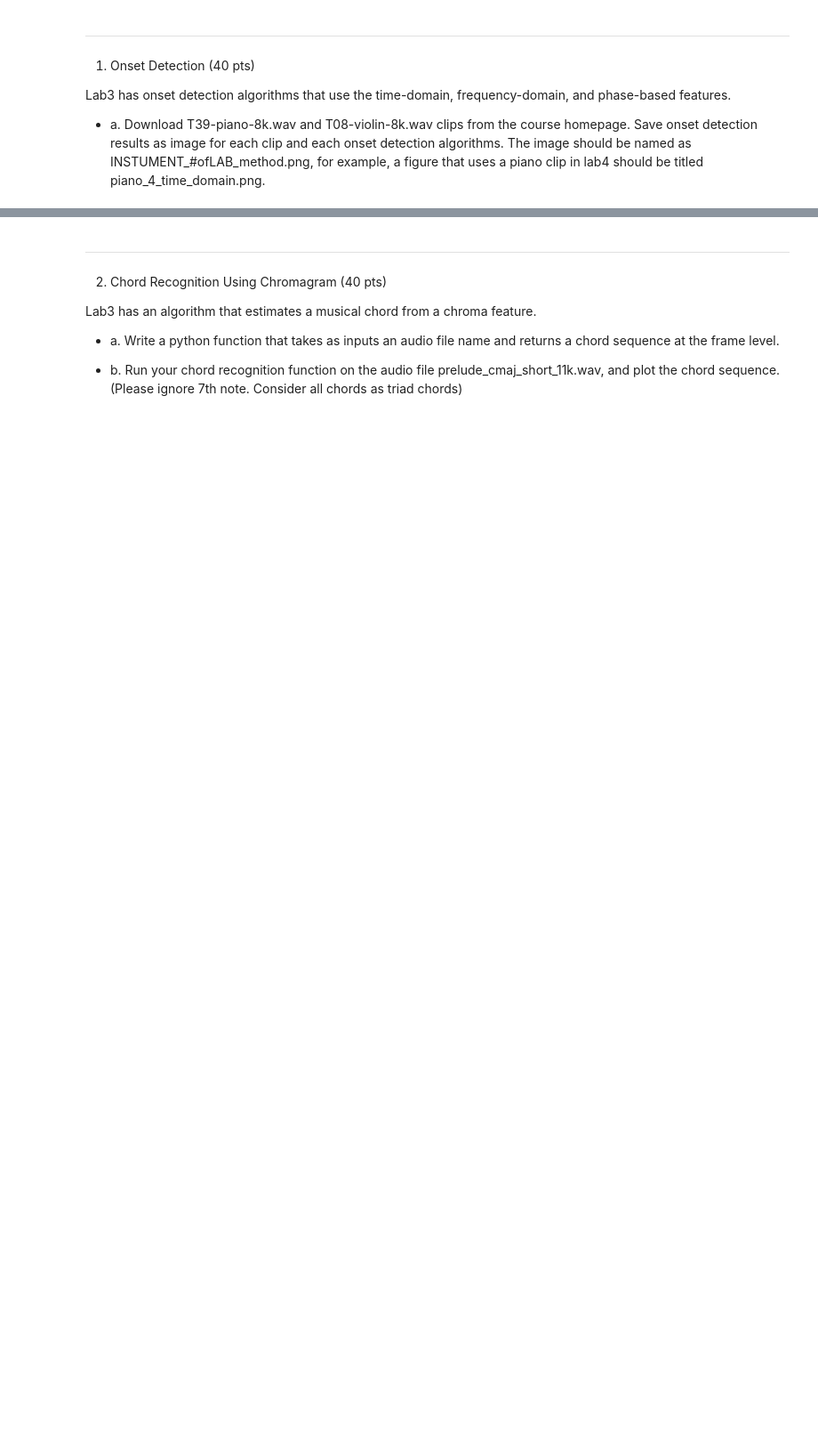
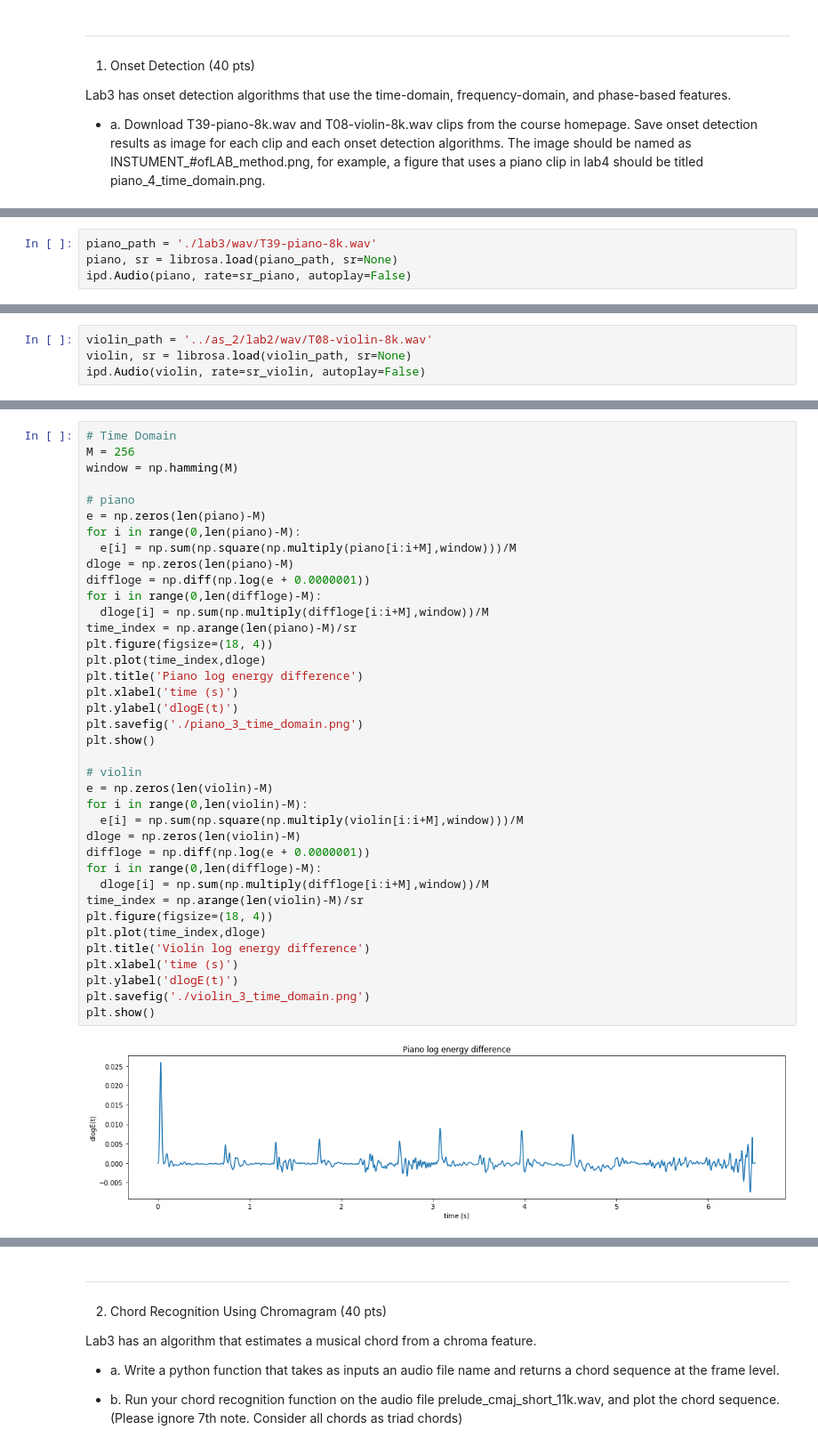
Before and after one commit to changwoonchoi/cl2020, a Jupyter notebook: as_3/assignment03.ipynb, the cells around one changed output, grey strips where cells are left out. Shown: that part at 89% size. Saved outputs shown, nothing was run; the diff lists cells and outputs as text; blank space fills up the shorter version.

```diff
--- a/as_3/assignment03.ipynb
+++ b/as_3/assignment03.ipynb
@@ -39,0 +45,4 @@ In addition to writing Python scripts and/or functions in your Notebook file, th
+# %%
+piano_path = './lab3/wav/T39-piano-8k.wav'
+piano, sr = librosa.load(piano_path, sr=None)
+ipd.Audio(piano, rate=sr_piano, autoplay=False)
@@ -39,0 +51,4 @@ In addition to writing Python scripts and/or functions in your Notebook file, th
+# %%
+violin_path = '../as_2/lab2/wav/T08-violin-8k.wav'
+violin, sr = librosa.load(violin_path, sr=None)
+ipd.Audio(violin, rate=sr_violin, autoplay=False)
@@ -39,0 +57,40 @@ In addition to writing Python scripts and/or functions in your Notebook file, th
+# %%
+# Time Domain
+M = 256
+window = np.hamming(M)
+
+# piano
+e = np.zeros(len(piano)-M)
+for i in range(0,len(piano)-M):
+  e[i] = np.sum(np.square(np.multiply(piano[i:i+M],window)))/M
+dloge = np.zeros(len(piano)-M)
+diffloge = np.diff(np.log(e + 0.0000001))
+for i in range(0,len(diffloge)-M):
+  dloge[i] = np.sum(np.multiply(diffloge[i:i+M],window))/M
+time_index = np.arange(len(piano)-M)/sr
+plt.figure(figsize=(18, 4))
+plt.plot(time_index,dloge)
+plt.title('Piano log energy difference')
+plt.xlabel('time (s)')
+plt.ylabel('dlogE(t)')
+plt.savefig('./piano_3_time_domain.png')
+plt.show()
+
+# violin
+e = np.zeros(len(violin)-M)
+for i in range(0,len(violin)-M):
+  e[i] = np.sum(np.square(np.multiply(violin[i:i+M],window)))/M
+dloge = np.zeros(len(violin)-M)
+diffloge = np.diff(np.log(e + 0.0000001))
+for i in range(0,len(diffloge)-M):
+  dloge[i] = np.sum(np.multiply(diffloge[i:i+M],window))/M
+time_index = np.arange(len(violin)-M)/sr
+plt.figure(figsize=(18, 4))
+plt.plot(time_index,dloge)
+plt.title('Violin log energy difference')
+plt.xlabel('time (s)')
+plt.ylabel('dlogE(t)')
+plt.savefig('./violin_3_time_domain.png')
+plt.show()
+# %% [output]
+[figure, added]
```
Also changed, not shown: parts of 10 cells of this notebook, 2 other files.
